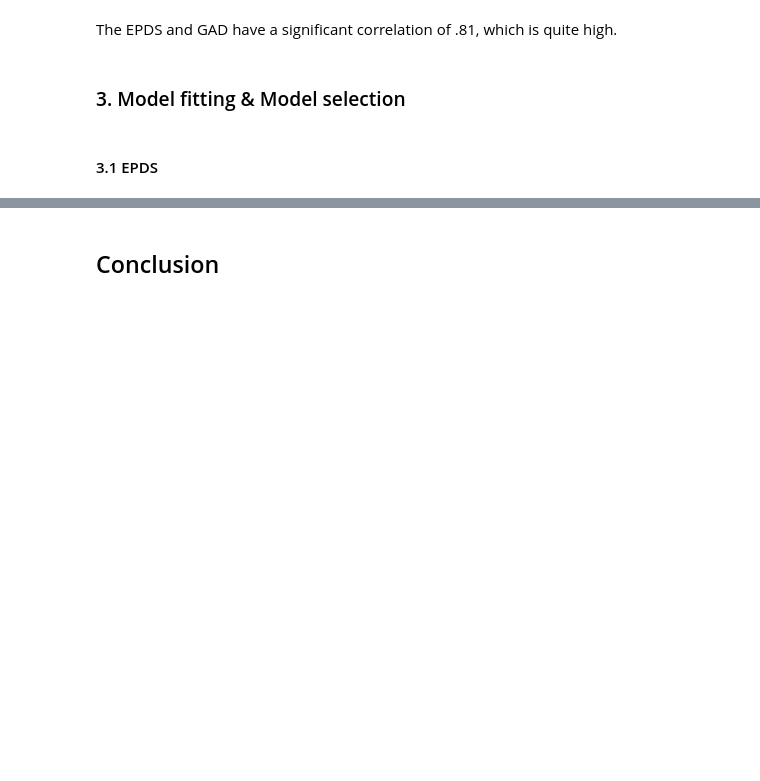
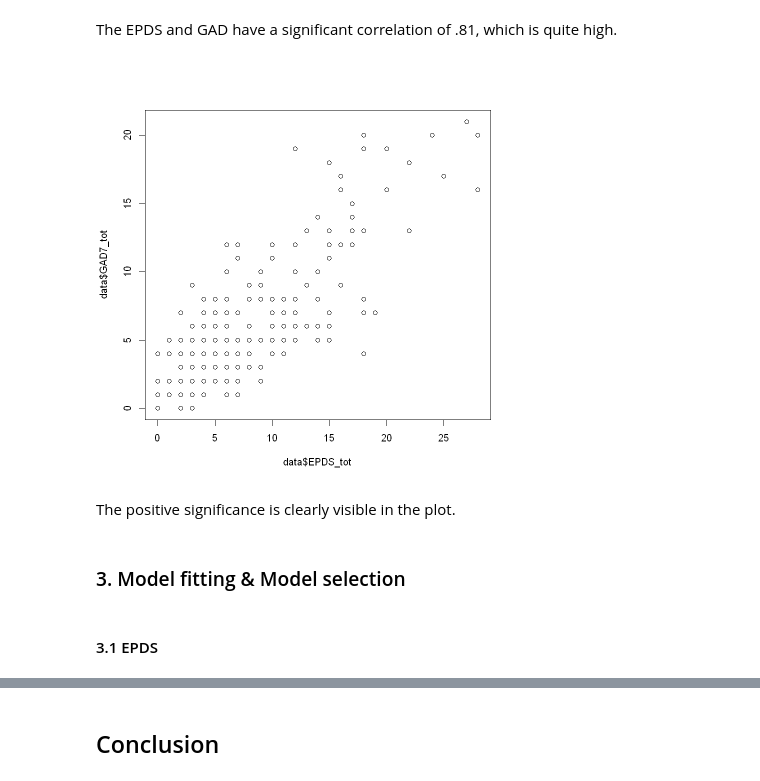
Before and after one commit to hannahmey/meyerhoff_DSP_S21, a Jupyter notebook: Final Project Hannah.ipynb, the cells around one changed output, grey strips where cells are left out. Drawn from its saved outputs; the diff is of its cells as text; code cells hidden in the pictures; blank space fills up the shorter version.

```diff
--- a/Final Project Hannah.ipynb
+++ b/Final Project Hannah.ipynb
@@ -623,10 +587,16 @@ sample estimates:
 0.8149373
 # %% [markdown]
 The EPDS and GAD have a significant correlation of .81, which is quite high.
+# %%
+plot(data$EPDS_tot, data$GAD7_tot)
+# %% [output]
+[figure, added]
+# %% [markdown]
+The positive significance is clearly visible in the plot.
 # %% [markdown]
 ### 3. Model fitting & Model selection
-# %% [markdown]
-#### 3.1 EPDS
+# %% [markdown]
+#### 3.1 EPDS
 # %%
 #install required packages
 library (ISLR)
```
Also changed, not shown: parts of 59 cells of this notebook.
